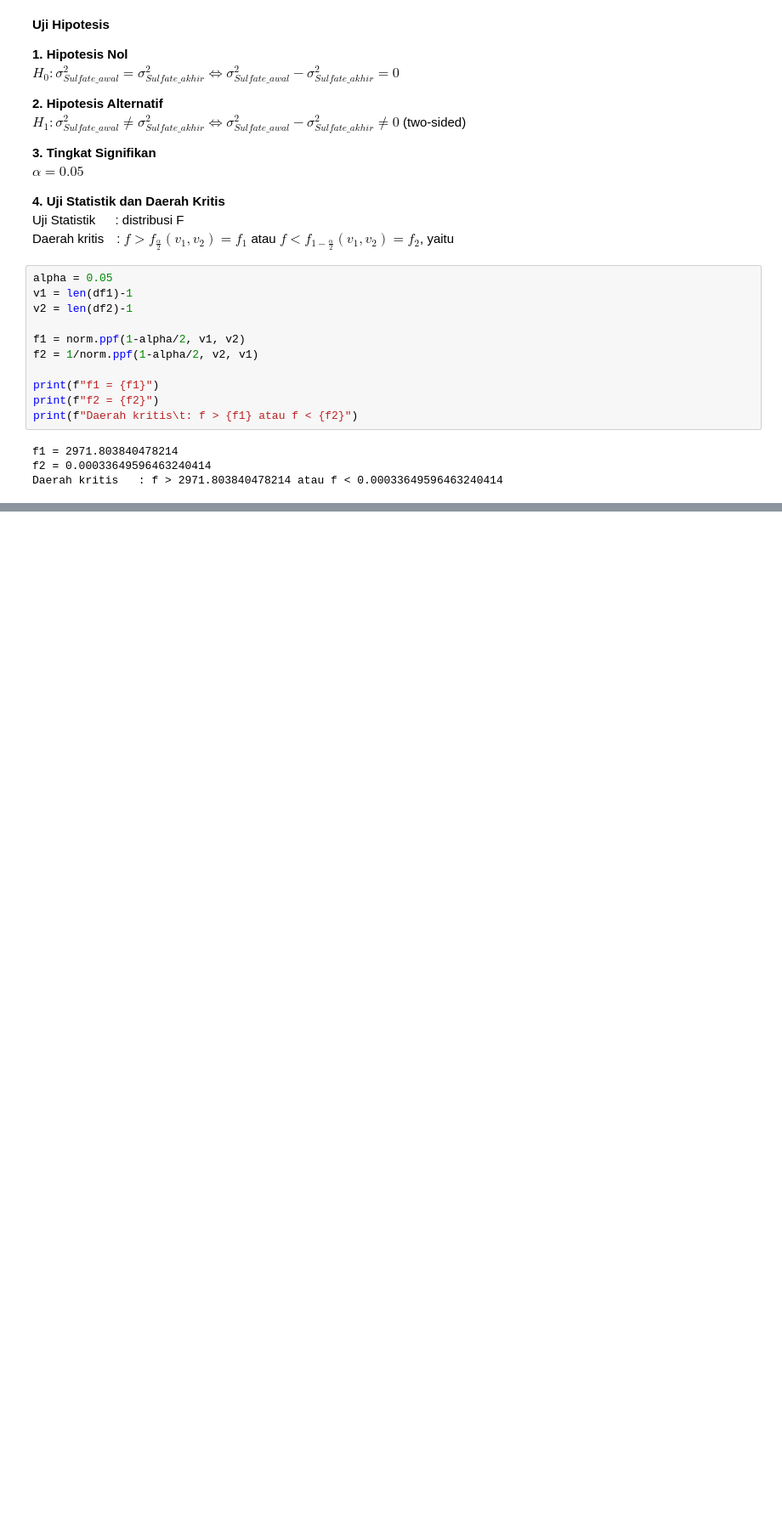
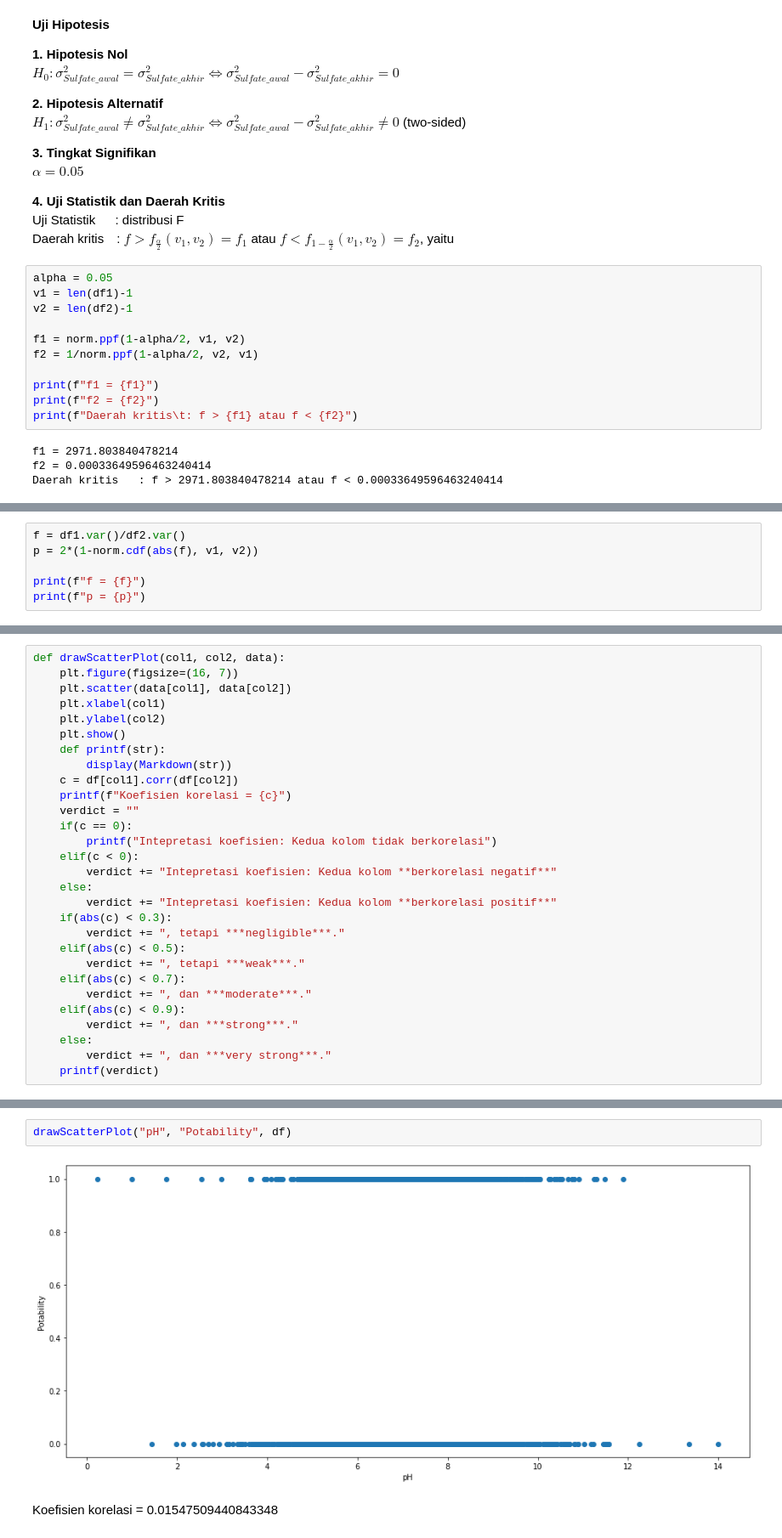
Before and after one commit to firizky29/probability-and-statistics-analysis, a Jupyter notebook: src/main.ipynb, the cells around one changed output, grey strips where cells are left out. Shown at 85% size. Cells and saved outputs as stored; diff of their text form; blank space fills up the shorter version.

```diff
--- a/src/main.ipynb
+++ b/src/main.ipynb
@@ -508 +509,7 @@ p = P(|Z| > z) = 2(1-P(Z < |z|))
 $$
+# %%
+f = df1.var()/df2.var()
+p = 2*(1-norm.cdf(abs(f), v1, v2))
+
+print(f"f = {f}")
+print(f"p = {p}")
@@ -508,0 +539,29 @@ $$
+# %%
+def drawScatterPlot(col1, col2, data):
+    plt.figure(figsize=(16, 7))
+    plt.scatter(data[col1], data[col2])
+    plt.xlabel(col1)
+    plt.ylabel(col2)
+    plt.show()
+    def printf(str):
+        display(Markdown(str))
+    c = df[col1].corr(df[col2])
+    printf(f"Koefisien korelasi = {c}")
+    verdict = ""
+    if(c == 0):
+        printf("Intepretasi koefisien: Kedua kolom tidak berkorelasi")
+    elif(c < 0):
+        verdict += "Intepretasi koefisien: Kedua kolom **berkorelasi negatif**"
+    else:
+        verdict += "Intepretasi koefisien: Kedua kolom **berkorelasi positif**"
+    if(abs(c) < 0.3):
+        verdict += ", tetapi ***negligible***."
+    elif(abs(c) < 0.5):
+        verdict += ", tetapi ***weak***."
+    elif(abs(c) < 0.7):
+        verdict += ", dan ***moderate***."
+    elif(abs(c) < 0.9):
+        verdict += ", dan ***strong***."
+    else:
+        verdict += ", dan ***very strong***."
+    printf(verdict)
@@ -508,0 +572,5 @@ $$
+# %%
+drawScatterPlot("pH", "Potability", df)
+# %% [output]
+[figure, added]
+Koefisien korelasi = 0.01547509440843348
```
Also changed, not shown: parts of 32 cells of this notebook.
